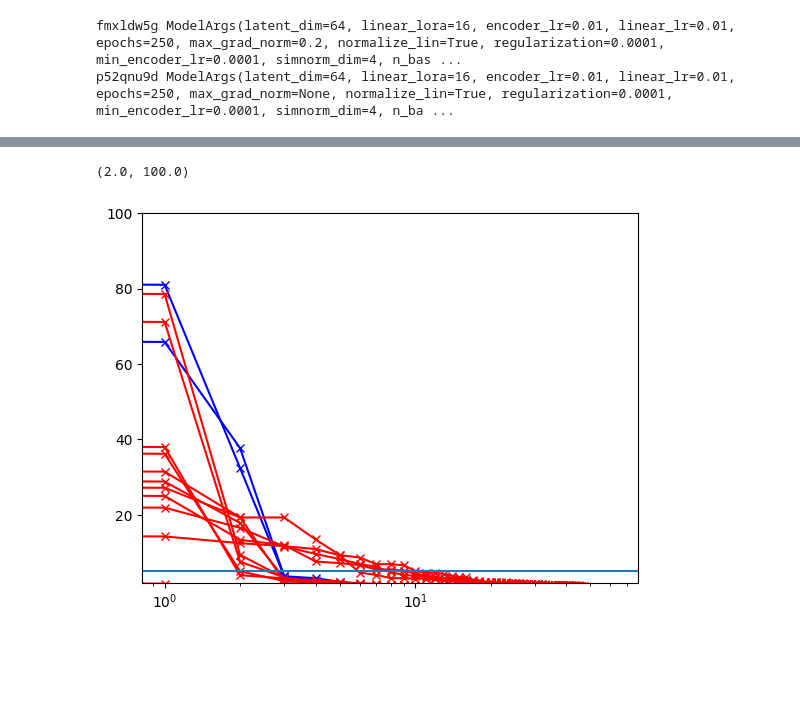
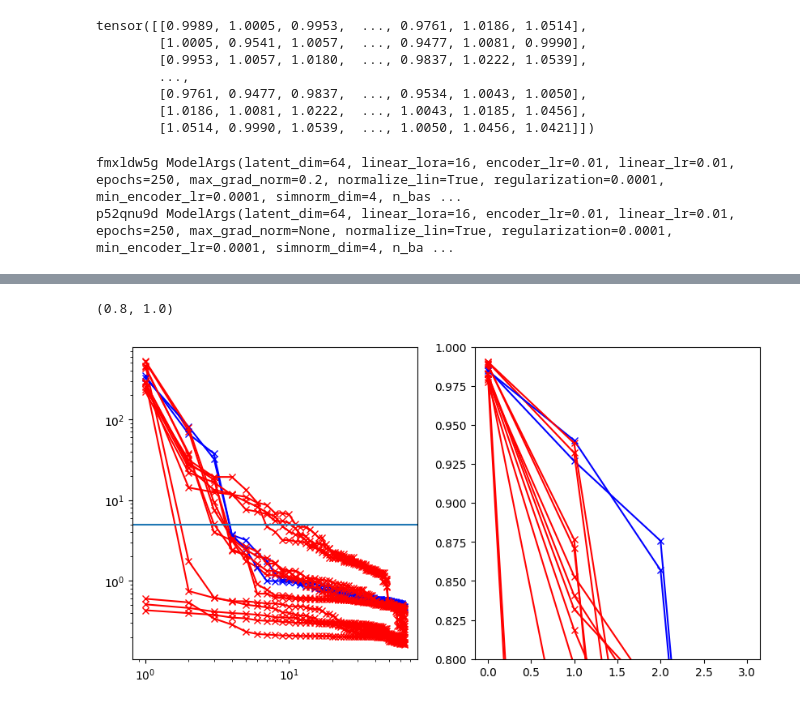
Before and after one commit to pietronvll/encoderops, a Jupyter notebook: scratch.ipynb, the cells around one changed output, grey strips where cells are left out. Drawn from its saved outputs; the diff is of its cells as text; code cells hidden in the pictures; blank space fills up the shorter version.

```diff
--- a/scratch.ipynb
+++ b/scratch.ipynb
@@ -19,9 +19,11 @@ treescope.basic_interactive_setup()
 # Write new configs on wandb.
 import wandb
 
+protein_id = "CLN025"
+traj_id = 0
 api = wandb.Api()
 
-for run in api.runs("csml/encoderops_chignolin"):
+for run in api.runs(f"csml/encoderops-{protein_id}-{traj_id}"):
     updated: bool = False
     if run.state == "finished":
         model_args = asdict(eval(run.config['model_args']))
@@ -55 +48,3 @@ for run in api.runs("csml/encoderops_chignolin"):
+# %%
+run_id = "ilyqhvx5"
 # %%
@@ -103,3 +94,17 @@ else:
+# %%
+model, results = load_run(run_id, protein_id)
+# %%
+reg = 1e-4
+if Path(f"analysis/results-{protein_id}-{traj_id}.pkl").exists():
+    results = pickle.load(open(f"analysis/results-{protein_id}-{traj_id}.pkl", "rb"))
+else:
+    results = {}
+    for run in api.runs(f"csml/encoderops-{protein_id}-{traj_id}"):
+        if run.state == "finished":
+            logger.info(f"Run {run.id}")
+            model, run_results = load_run(run.id, protein_id, progress=False)
+            results[run.id] = run_results
+            pickle.dump(results, open(f"analysis/results-{protein_id}-{traj_id}.pkl", "wb"))
 # %%
 def implied_timescale(ev, lagtime_ns: float = 5.0):
     if torch.is_tensor(ev):
@@ -112,0 +160,10 @@ ModelArgs(latent_dim=64, linear_lora=16, encoder_lr=0.01, linear_lr=0.01, epochs
+# %%
+print(model.cov.cpu()/cov_X)
+# %% [output]
+tensor([[0.9989, 1.0005, 0.9953,  ..., 0.9761, 1.0186, 1.0514],
+        [1.0005, 0.9541, 1.0057,  ..., 0.9477, 1.0081, 0.9990],
+        [0.9953, 1.0057, 1.0180,  ..., 0.9837, 1.0222, 1.0539],
+        ...,
+        [0.9761, 0.9477, 0.9837,  ..., 0.9534, 1.0043, 1.0050],
+        [1.0186, 1.0081, 1.0222,  ..., 1.0043, 1.0185, 1.0456],
+        [1.0514, 0.9990, 1.0539,  ..., 1.0050, 1.0456, 1.0421]])
@@ -113,32 +181,36 @@ ModelArgs(latent_dim=64, linear_lora=16, encoder_lr=0.01, linear_lr=0.01, epochs
 # %%
+fig, ax = plt.subplots(ncols=2, figsize=(10, 5))
 for run_id, values in results.items():
     data_path = Path(f"/home/novelli/encoderops/encoderops_chignolin/{run_id}")
     epoch = 249
     model = EvolutionOperator.load_from_checkpoint(next(data_path.glob(f"**/epoch={epoch}*.ckpt")))
     color = 'r'
     if model.model_args.regularization == 0.0001:
         if model.model_args.min_encoder_lr is not None:
             if model.model_args.normalize_lin:
             #if model.model_args.max_grad_norm is None:
                 color ='b'
                 print(run_id, model.model_args)
 
     #color = 'b' if model.model_args.normalize_lin else 'r'
     # color = 'b' if model.model_args.max_grad_norm is None else 'r'
     # color = 'b' if model.model_args.regularization == 0.0001 else 'r'
 
     ts = implied_timescale(values['eigenvalues'])
-    plt.plot(ts, 'x-', label=run_id, color= color)
+    ax[0].plot(range(1, len(ts) + 1), ts, 'x-', label=run_id, color= color)
+    ax[1].plot(np.sort(np.abs(values['eigenvalues'][:4]))[::-1], 'x-', color=color)
 #plt.yscale('log')
-plt.xscale('log')
-plt.axhline(5)
-plt.ylim(2, 100)
+ax[0].set_xscale('log')
+ax[0].set_yscale('log')
+ax[0].axhline(5)
+#ax[0].set_ylim(2, 100)
+ax[1].set_ylim(0.8, 1)
 # %% [output]
 fmxldw5g ModelArgs(latent_dim=64, linear_lora=16, encoder_lr=0.01, linear_lr=0.01, epochs=250, max_grad_norm=0.2, normalize_lin=True, regularization=0.0001, min_encoder_lr=0.0001, simnorm_dim=4, n_bas ...
 p52qnu9d ModelArgs(latent_dim=64, linear_lora=16, encoder_lr=0.01, linear_lr=0.01, epochs=250, max_grad_norm=None, normalize_lin=True, regularization=0.0001, min_encoder_lr=0.0001, simnorm_dim=4, n_ba ...
 [interactive output not drawn]
-(2.0, 100.0)
+(0.8, 1.0)
-[figure, old version]
+[figure, new version]
 # %%
 results['p52qnu9d']['eigenvalues']
 # %% [output]
```
Also changed, not shown: parts of 10 cells of this notebook.
